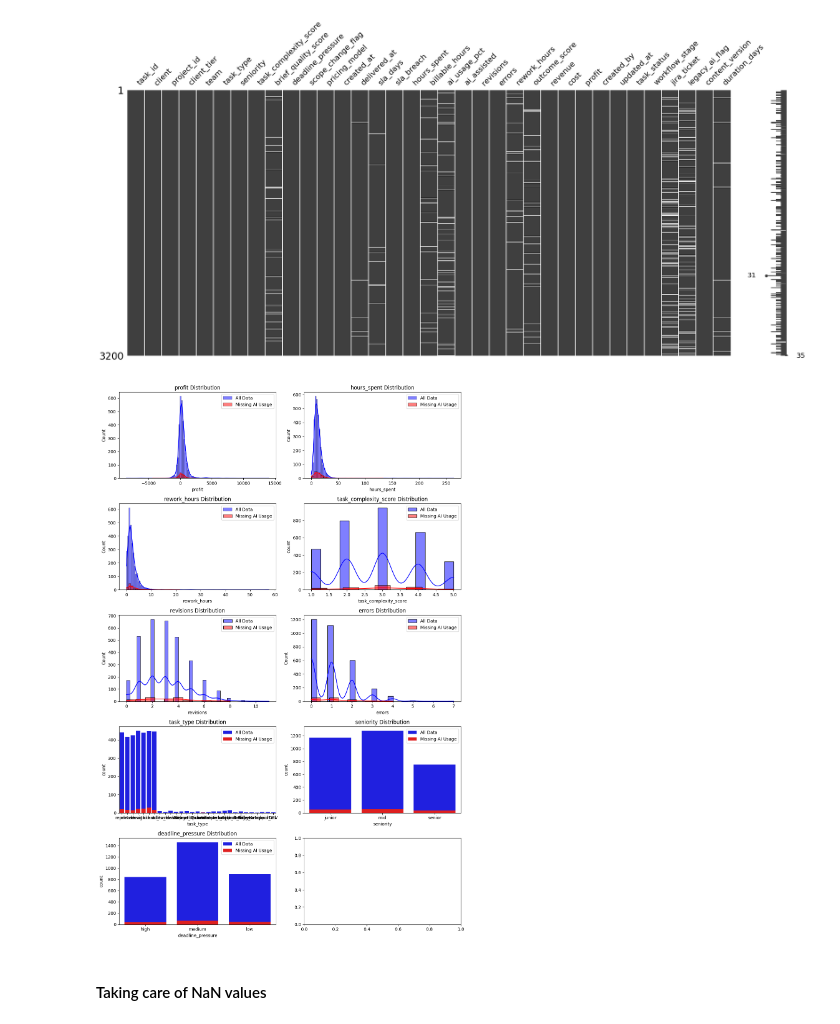
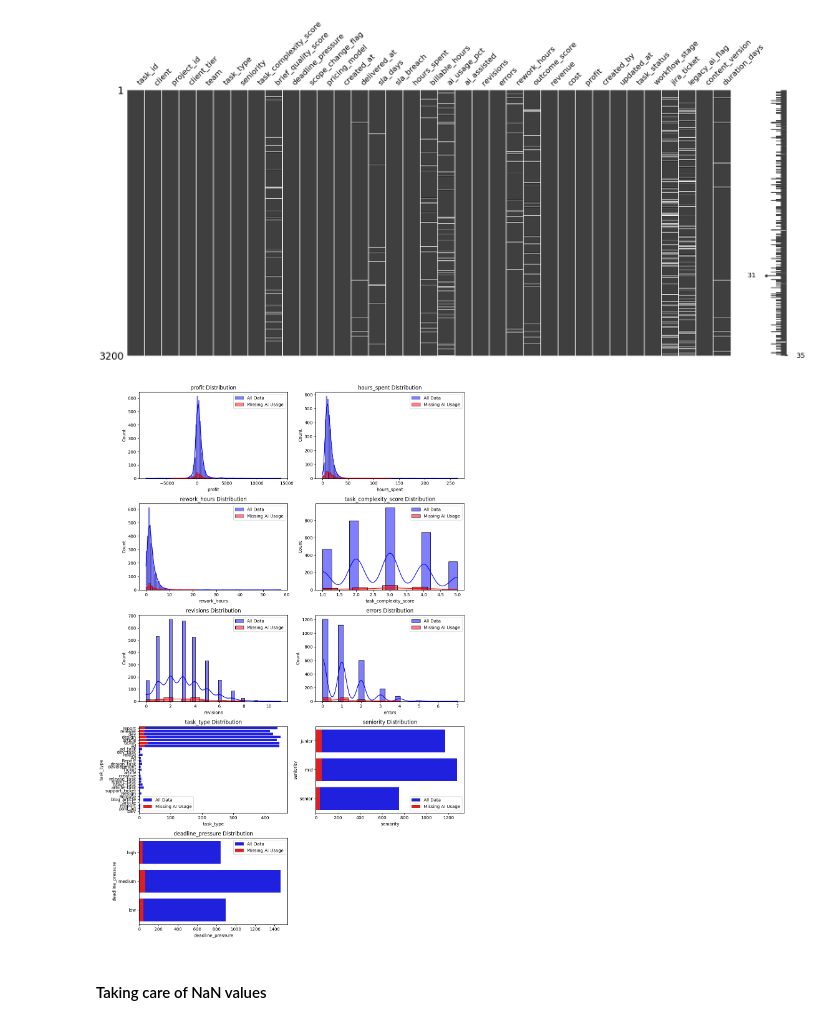
Before and after one commit to andreamammano89-maker/ML_Project_SEA_815441, a Jupyter notebook: main.ipynb, the cells around one changed output. Cells and saved outputs as stored; diff of their text form; code cells hidden in the pictures.

Commit message:
fix: update missing ai rows visualization

```diff
--- a/main.ipynb
+++ b/main.ipynb
@@ -472,36 +472,42 @@ msno.matrix(df_productivity)
 # %%
 missing_ai_rows = df_productivity[df_productivity['ai_usage_pct'].isnull()]
 
 columns = [
     'profit',
     'hours_spent',
     'rework_hours',
     'task_complexity_score',
     'revisions',
     'errors',
     'task_type',
     'seniority',
     'deadline_pressure'
 ]
 
 fig, axes = plt.subplots(len(columns) // 2 + 1, 2, figsize=(12, 2 * len(columns)))
 axes = axes.flatten()
 for i, column in enumerate(columns):
 
     if column in df_productivity.select_dtypes(include=['int64', 'float64']).columns:
         sns.histplot(df_productivity[column], ax=axes[i], kde=True, color='blue', label='All Data')
         sns.histplot(missing_ai_rows[column], ax=axes[i], kde=True, color='red', label='Missing AI Usage')
     else:
-        sns.countplot(data=df_productivity, x=column, ax=axes[i], color='blue', label='All Data')
-        sns.countplot(data=missing_ai_rows, x=column, ax=axes[i], color='red', label='Missing AI Usage')
+        sns.countplot(data=df_productivity, y=column, ax=axes[i], color='blue', label='All Data')
+        sns.countplot(data=missing_ai_rows, y=column, ax=axes[i], color='red', label='Missing AI Usage')
+
+        axes[i].set_ylabel(column)
+        axes[i].set_xlabel('Count')
 
     axes[i].set_title(f'{column} Distribution')
     axes[i].set_xlabel(column)
     axes[i].legend()
 
+for j in range(i + 1, len(axes)):
+    axes[j].set_visible(False)
+
 plt.tight_layout()
 # %% [output]
-[figure, old version]
+[figure, new version]
 # %% [markdown]
 #### Taking care of NaN values
 # %%
```
Also changed, not shown: parts of 4 cells of this notebook.
